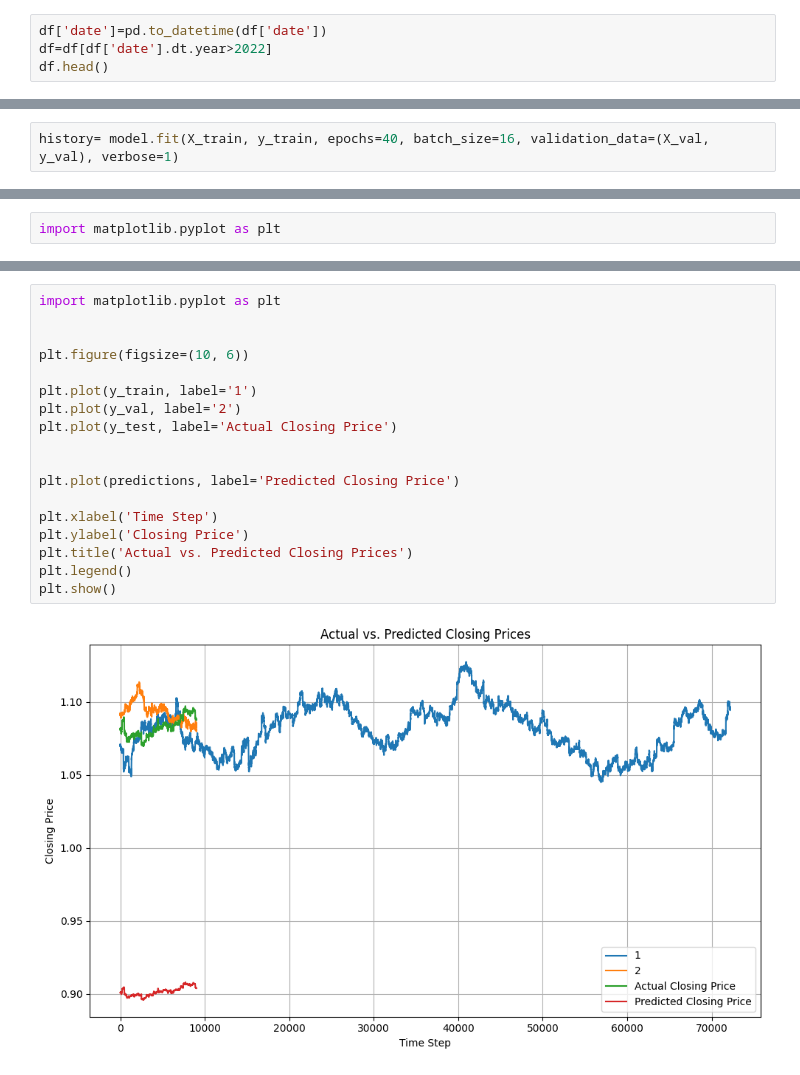
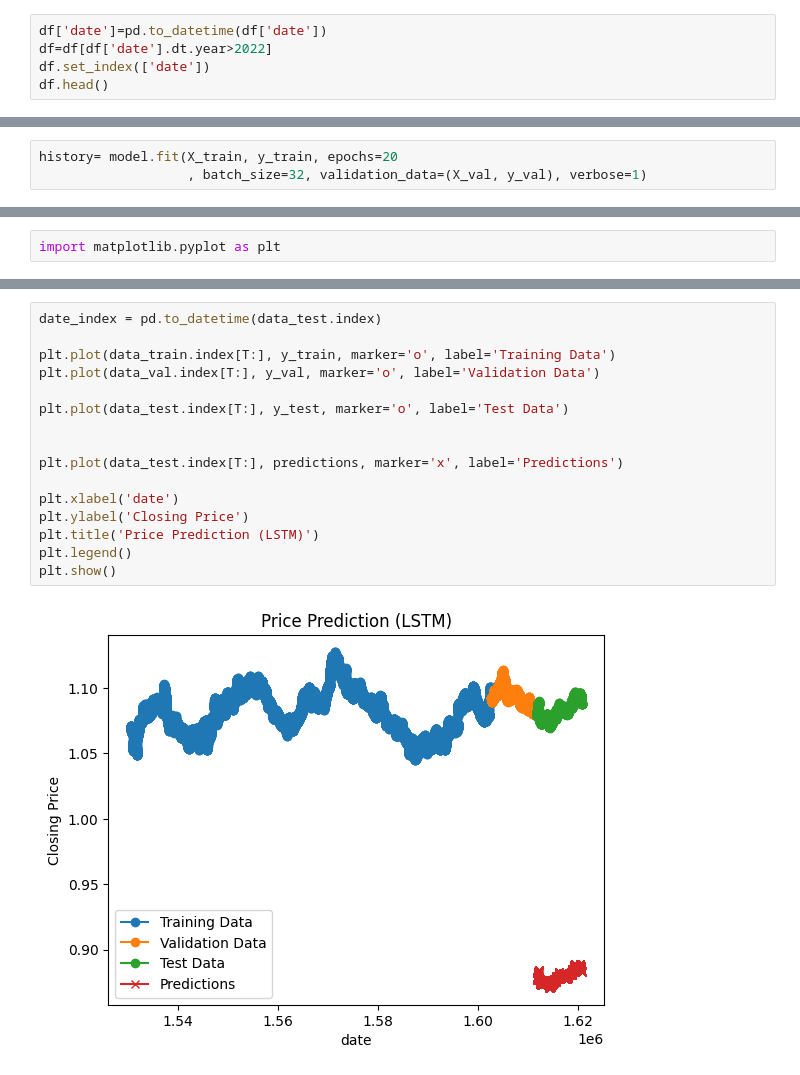
Before and after one commit to Behnaz100/aitrading, a Jupyter notebook: aitrading/notebooks/behnaz_notbook4.ipynb, the cells around one changed output, grey strips where cells are left out. Saved outputs shown, nothing was run; the diff lists cells and outputs as text.

Commit message:
change in 2 models

```diff
--- a/aitrading/notebooks/behnaz_notbook4.ipynb
+++ b/aitrading/notebooks/behnaz_notbook4.ipynb
@@ -35,6 +35,7 @@ df.head()
 # %%
 df['date']=pd.to_datetime(df['date'])
 df=df[df['date'].dt.year>2022]
+df.set_index(['date'])
 df.head()
 # %% [output]
 |  | date | time | open | high | low | close | volume |
@@ -95,4 +98,5 @@ Skipping registering GPU devices...
 To enable them in other operations, rebuild TensorFlow with the appropriate compiler flags.
 # %%
-history= model.fit(X_train, y_train, epochs=40, batch_size=16, validation_data=(X_val, y_val), verbose=1)
+history= model.fit(X_train, y_train, epochs=20
+                   , batch_size=32, validation_data=(X_val, y_val), verbose=1)
 # %% [output]
@@ -145,20 +190,18 @@ model.evaluate(X_test, y_test)
 # %%
-import matplotlib.pyplot as plt
+date_index = pd.to_datetime(data_test.index)
+
+plt.plot(data_train.index[T:], y_train, marker='o', label='Training Data')
+plt.plot(data_val.index[T:], y_val, marker='o', label='Validation Data')
+
+plt.plot(data_test.index[T:], y_test, marker='o', label='Test Data')
 
 
-plt.figure(figsize=(10, 6))
+plt.plot(data_test.index[T:], predictions, marker='x', label='Predictions')
 
-plt.plot(y_train, label='1')
-plt.plot(y_val, label='2')
-plt.plot(y_test, label='Actual Closing Price')
-
-
-plt.plot(predictions, label='Predicted Closing Price')
-
-plt.xlabel('Time Step')
+plt.xlabel('date')
 plt.ylabel('Closing Price')
-plt.title('Actual vs. Predicted Closing Prices')
+plt.title('Price Prediction (LSTM)')
 plt.legend()
 plt.show()
 # %% [output]
-[figure, old version]
+[figure, new version]
```
Also changed, not shown: parts of 13 cells of this notebook, 4 other files.
